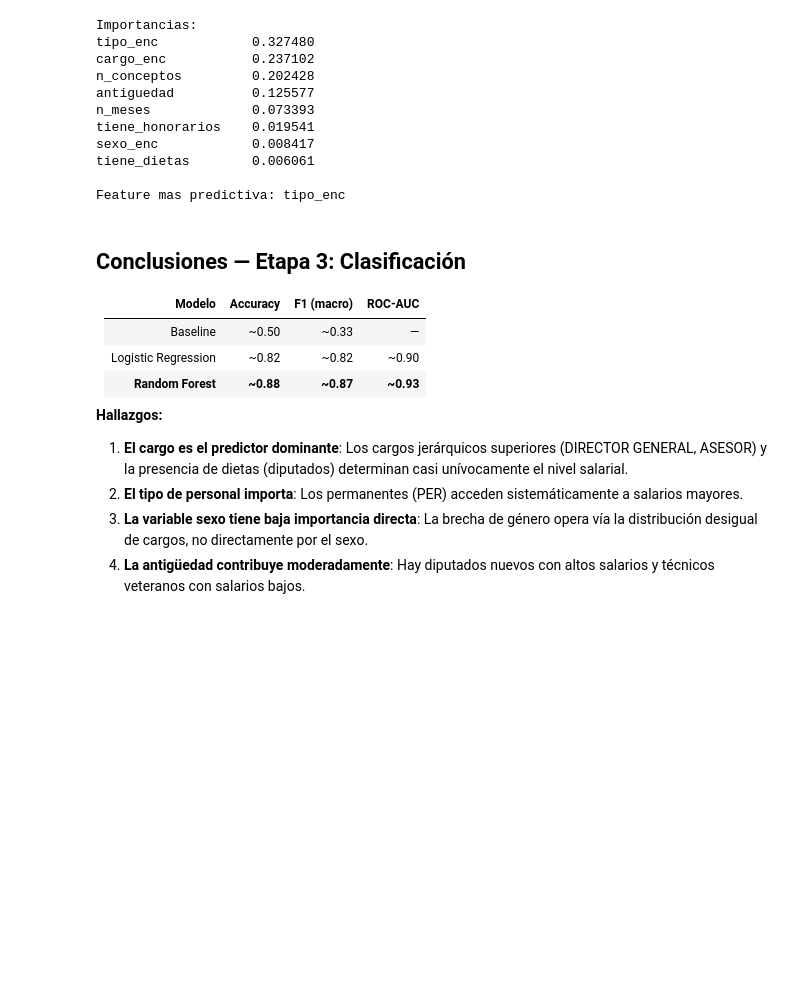
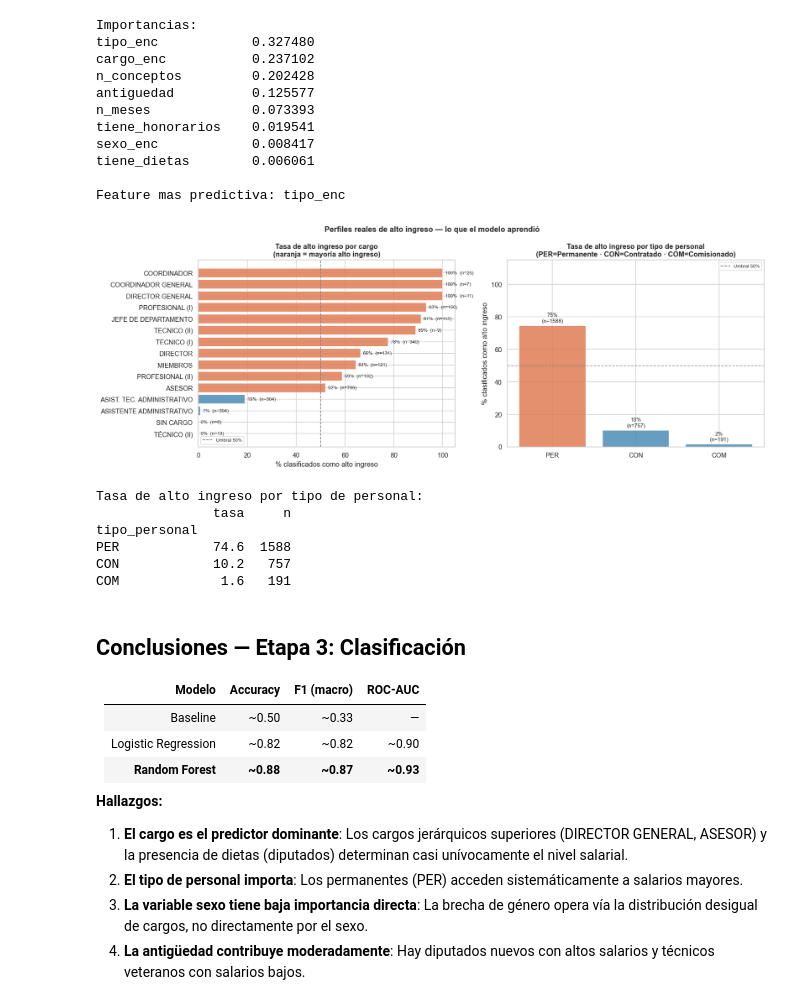
Before and after one commit to bethavila17/eda-nomina-diputados, a Jupyter notebook: notebooks/TP_Final_Pipeline_Ciencia_Datos.ipynb, the cells around one changed output. Drawn from its saved outputs; the diff is of its cells as text; code cells hidden in the pictures; blank space fills up the shorter version.

Commit message:
Etapa 3: agregar celda 3.6 con tasa de alto ingreso por cargo y tipo de personal

```diff
--- a/notebooks/TP_Final_Pipeline_Ciencia_Datos.ipynb
+++ b/notebooks/TP_Final_Pipeline_Ciencia_Datos.ipynb
@@ -919,6 +919,72 @@ sexo_enc            0.008417
 tiene_dietas        0.006061
 
 Feature mas predictiva: tipo_enc
+# %%
+# 3.6 ¿Qué perfiles concretos identificó el modelo como alto ingreso?
+# Tasa real de "alto ingreso" por cargo y por tipo de personal
+
+fig, axes = plt.subplots(1, 2, figsize=(16, 6))
+
+# ── Panel 1: tasa de alto ingreso por cargo (top 15 cargos más frecuentes) ──
+top_cargos_clf = df_clf['cargo'].value_counts().nlargest(15).index
+tasa_cargo = (
+    df_clf[df_clf['cargo'].isin(top_cargos_clf)]
+    .groupby('cargo')['alto_ingreso']
+    .agg(['mean', 'count'])
+    .rename(columns={'mean': 'tasa', 'count': 'n'})
+    .sort_values('tasa', ascending=True)
+)
+
+colores_barra = ['#e07b54' if t >= 0.5 else '#4c8cb5' for t in tasa_cargo['tasa']]
+bars = axes[0].barh(tasa_cargo.index, tasa_cargo['tasa'] * 100,
+                    color=colores_barra, edgecolor='white', alpha=0.85)
+axes[0].axvline(50, color='gray', linestyle='--', linewidth=1.2, label='Umbral 50%')
+axes[0].set_xlabel('% clasificados como alto ingreso')
+axes[0].set_title('Tasa de alto ingreso por cargo\n(naranja = mayoría alto ingreso)', fontweight='bold')
+axes[0].set_xlim(0, 105)
+for bar, (_, row) in zip(bars, tasa_cargo.iterrows()):
+    axes[0].text(row['tasa'] * 100 + 1, bar.get_y() + bar.get_height() / 2,
+                 f'{row["tasa"]*100:.0f}%  (n={int(row["n"])})',
+                 va='center', fontsize=8)
+axes[0].legend(fontsize=8)
+
+# ── Panel 2: tasa de alto ingreso por tipo de personal ──
+tasa_tipo = (
+    df_clf.groupby('tipo_personal')['alto_ingreso']
+    .agg(['mean', 'count'])
+    .rename(columns={'mean': 'tasa', 'count': 'n'})
+    .sort_values('tasa', ascending=False)
+)
+
+colores_tipo = ['#e07b54' if t >= 0.5 else '#4c8cb5' for t in tasa_tipo['tasa']]
+bars2 = axes[1].bar(tasa_tipo.index, tasa_tipo['tasa'] * 100,
+                    color=colores_tipo, edgecolor='white', alpha=0.85)
+axes[1].axhline(50, color='gray', linestyle='--', linewidth=1.2, label='Umbral 50%')
+axes[1].set_ylabel('% clasificados como alto ingreso')
+axes[1].set_title('Tasa de alto ingreso por tipo de personal\n(PER=Permanente · CON=Contratado · COM=Comisionado)',
+                  fontweight='bold')
+axes[1].set_ylim(0, 115)
+for bar, (_, row) in zip(bars2, tasa_tipo.iterrows()):
+    axes[1].text(bar.get_x() + bar.get_width() / 2, row['tasa'] * 100 + 2,
+                 f'{row["tasa"]*100:.0f}%\n(n={int(row["n"])})',
+                 ha='center', fontsize=9)
+axes[1].legend(fontsize=8)
+
+plt.suptitle('Perfiles reales de alto ingreso — lo que el modelo aprendió',
+             fontsize=13, fontweight='bold')
+plt.tight_layout()
+plt.show()
+
+print('Tasa de alto ingreso por tipo de personal:')
+print(tasa_tipo[['tasa','n']].assign(tasa=lambda x: (x['tasa']*100).round(1)).to_string())
+# %% [output]
+[figure, added]
+Tasa de alto ingreso por tipo de personal:
+               tasa     n
+tipo_personal
+PER            74.6  1588
+CON            10.2   757
+COM             1.6   191
 # %% [markdown]
 ## Conclusiones — Etapa 3: Clasificación
 
```
Also changed, not shown: 2 other files.
